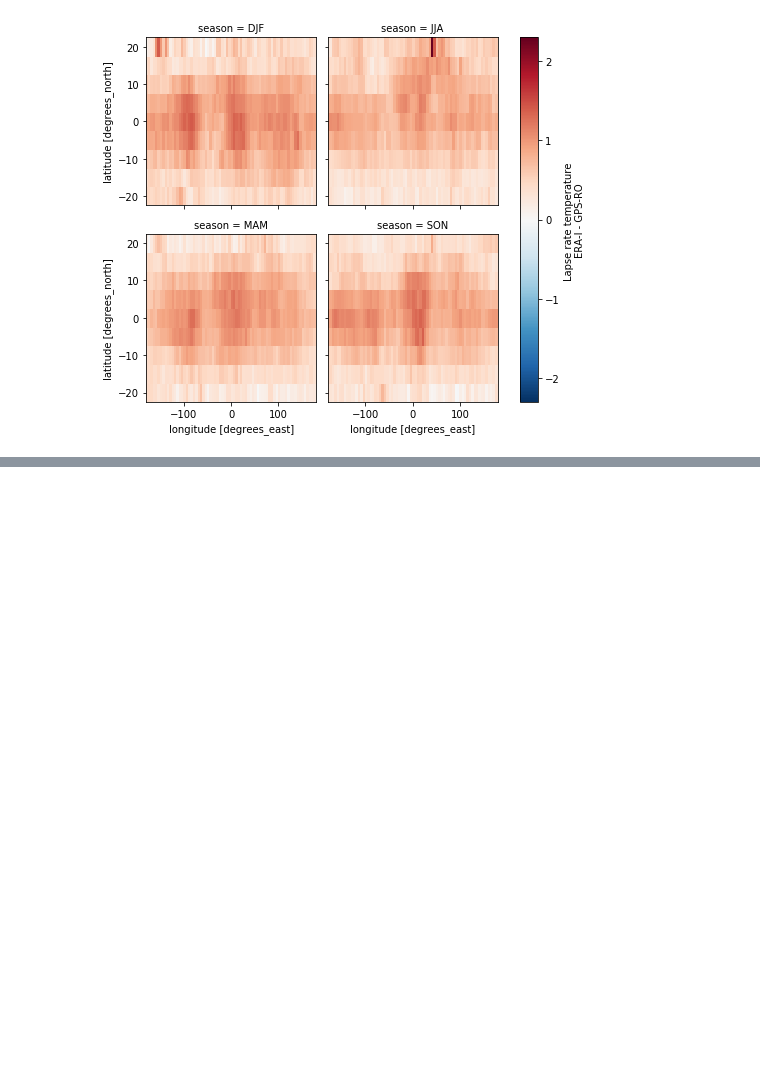
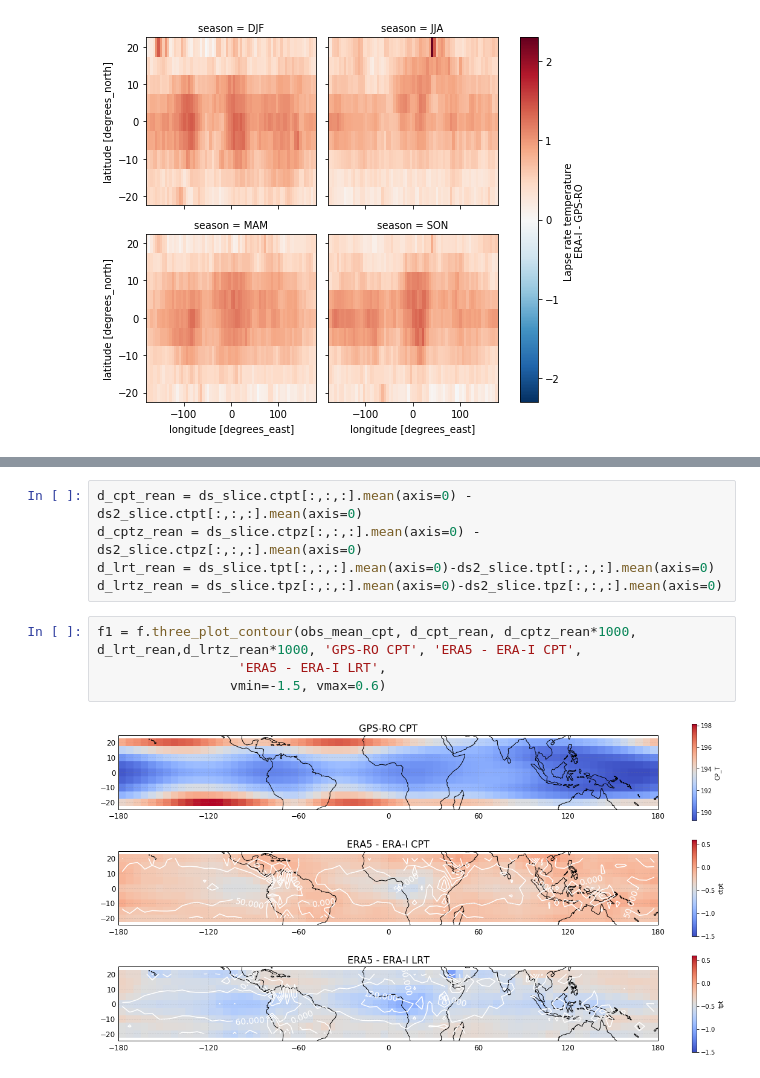
Before and after one commit to johanmeh/master, a Jupyter notebook: remap/regird_map_height.ipynb, the cells around one changed output, grey strips where cells are left out. Drawn from its saved outputs; the diff is of its cells as text; blank space fills up the shorter version.

```diff
--- a/remap/regird_map_height.ipynb
+++ b/remap/regird_map_height.ipynb
@@ -119,0 +128,11 @@ ss4 = s4.plot.pcolormesh('lon', 'lat', col='season', col_wrap=2,
+# %%
+d_cpt_rean = ds_slice.ctpt[:,:,:].mean(axis=0) - ds2_slice.ctpt[:,:,:].mean(axis=0)
+d_cptz_rean = ds_slice.ctpz[:,:,:].mean(axis=0) - ds2_slice.ctpz[:,:,:].mean(axis=0)
+d_lrt_rean = ds_slice.tpt[:,:,:].mean(axis=0)-ds2_slice.tpt[:,:,:].mean(axis=0)
+d_lrtz_rean = ds_slice.tpz[:,:,:].mean(axis=0)-ds2_slice.tpz[:,:,:].mean(axis=0)
+# %%
+f1 = f.three_plot_contour(obs_mean_cpt, d_cpt_rean, d_cptz_rean*1000, d_lrt_rean,d_lrtz_rean*1000, 'GPS-RO CPT', 'ERA5 - ERA-I CPT',
+                  'ERA5 - ERA-I LRT',
+                 vmin=-1.5, vmax=0.6)
+# %% [output]
+[figure, added]
```
Also changed, not shown: parts of 2 cells of this notebook.
